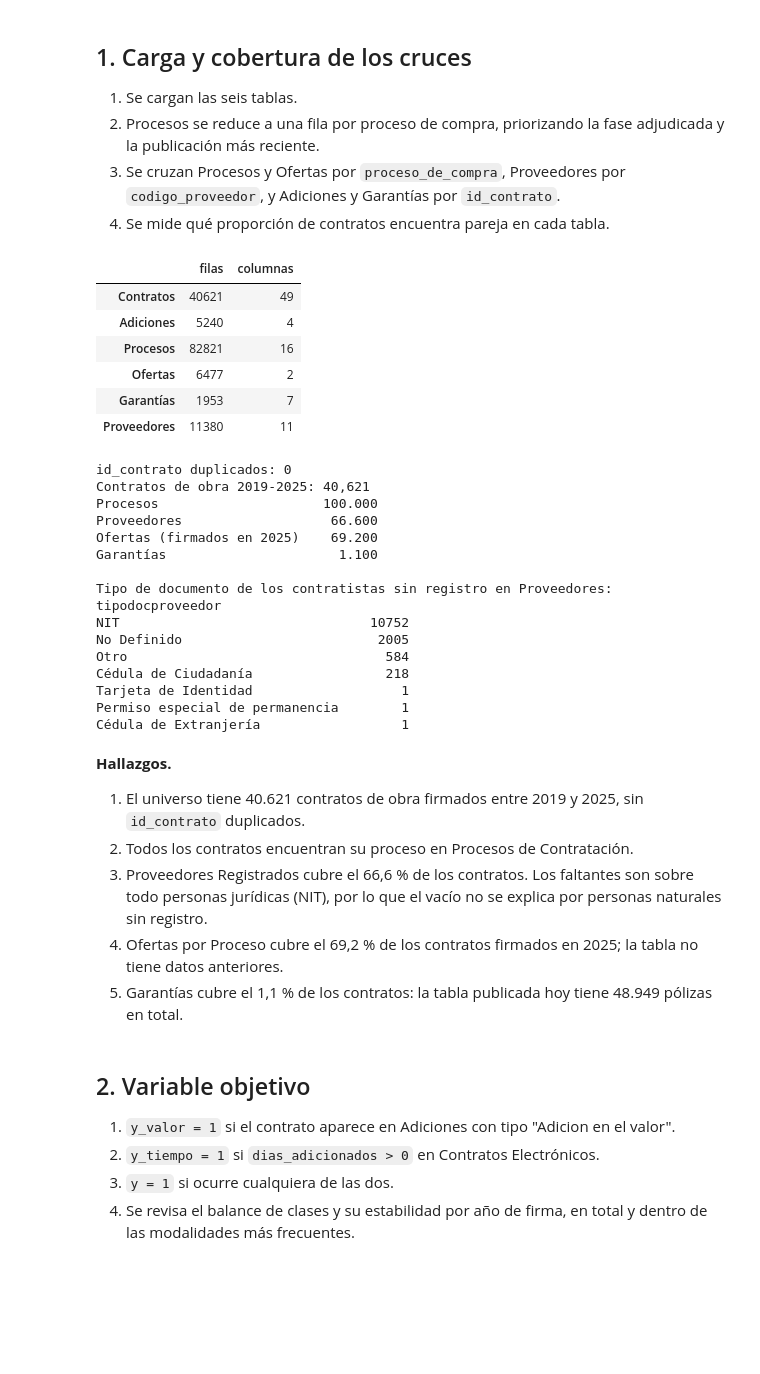
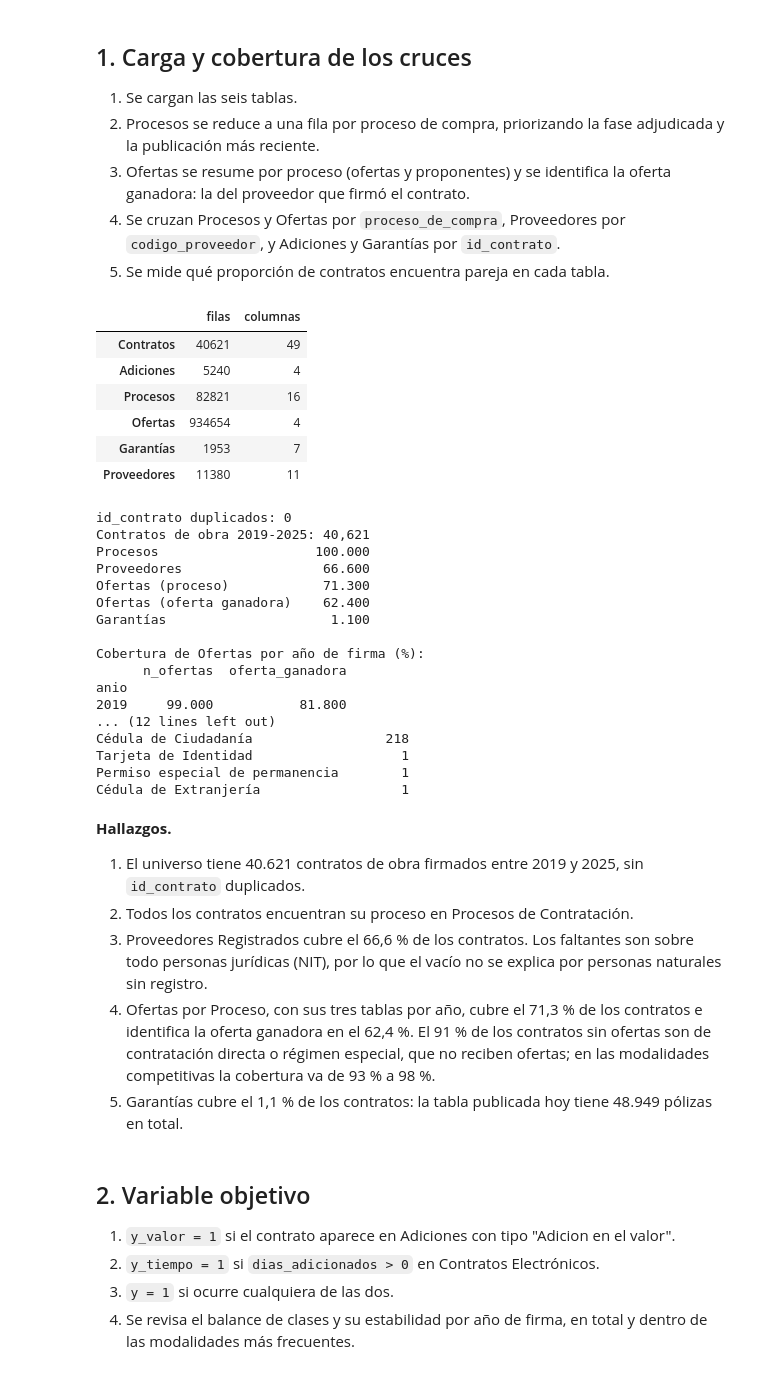
Before and after one commit to Zeal916/project_despliegue_soluciones, a Jupyter notebook: notebooks/01_eda_obra.ipynb, the cells around one changed output. Cells and saved outputs as stored; diff of their text form; code cells hidden in the pictures; blank space fills up the shorter version.

```diff
--- a/notebooks/01_eda_obra.ipynb
+++ b/notebooks/01_eda_obra.ipynb
@@ -119,30 +120,33 @@ def guardar_figura(nombre):
 1. Se cargan las seis tablas.
 2. Procesos se reduce a una fila por proceso de compra, priorizando la fase
    adjudicada y la publicación más reciente.
-3. Se cruzan Procesos y Ofertas por `proceso_de_compra`, Proveedores por
+3. Ofertas se resume por proceso (ofertas y proponentes) y se identifica la
+   oferta ganadora: la del proveedor que firmó el contrato.
+4. Se cruzan Procesos y Ofertas por `proceso_de_compra`, Proveedores por
    `codigo_proveedor`, y Adiciones y Garantías por `id_contrato`.
-4. Se mide qué proporción de contratos encuentra pareja en cada tabla.
+5. Se mide qué proporción de contratos encuentra pareja en cada tabla.
 # %%
 contratos = pd.read_csv(RAW / "contratos_obra.csv", low_memory=False,
                         dtype={"codigo_proveedor": str})
 adiciones = pd.read_csv(RAW / "adiciones_valor.csv")
 procesos = pd.read_csv(RAW / "procesos_obra.csv", low_memory=False)
-ofertas = pd.read_csv(RAW / "ofertas_obra.csv")
+ofertas = pd.read_csv(RAW / "ofertas_obra.csv",
+                      dtype={"c_digo_proveedor": str})
 garantias = pd.read_csv(RAW / "garantias_obra.csv")
 proveedores = pd.read_csv(RAW / "proveedores_obra.csv", low_memory=False,
                           dtype={"codigo": str})
 
 tablas = {"Contratos": contratos, "Adiciones": adiciones,
           "Procesos": procesos, "Ofertas": ofertas, "Garantías": garantias,
           "Proveedores": proveedores}
 pd.DataFrame({n: t.shape for n, t in tablas.items()},
              index=["filas", "columnas"]).T
 # %% [output]
 |  | filas | columnas |
 | Contratos | 40621 | 49 |
 | Adiciones | 5240 | 4 |
 | Procesos | 82821 | 16 |
-| Ofertas | 6477 | 2 |
+| Ofertas | 934654 | 4 |
 | Garantías | 1953 | 7 |
 | Proveedores | 11380 | 11 |
 # %%
@@ -157,13 +161,23 @@ proc = (procesos.sort_values(["adjudicado_si", "publicacion"],
         .drop_duplicates("id_del_portafolio"))
 prov = proveedores.drop_duplicates("codigo").add_prefix("prov_")
 
+llave = ["id_del_proceso_de_compra", "c_digo_proveedor"]
+ofertas = ofertas.groupby(llave, as_index=False).agg(
+    n_ofertas=("n_ofertas", "sum"), valor_oferta=("valor_oferta", "max"))
+por_proceso = ofertas.groupby("id_del_proceso_de_compra").agg(
+    n_ofertas=("n_ofertas", "sum"), proponentes=("c_digo_proveedor", "size"))
+ganadora = ofertas.rename(columns={"valor_oferta": "oferta_ganadora"})
+
 df = (contratos
       .merge(proc, how="left", left_on="proceso_de_compra",
              right_on="id_del_portafolio", validate="m:1")
       .merge(prov, how="left", left_on="codigo_proveedor",
              right_on="prov_codigo", validate="m:1")
-      .merge(ofertas, how="left", left_on="proceso_de_compra",
-             right_on="id_del_proceso_de_compra", validate="m:1"))
+      .merge(por_proceso, how="left", left_on="proceso_de_compra",
+             right_index=True, validate="m:1")
+      .merge(ganadora[llave + ["oferta_ganadora"]], how="left",
+             left_on=["proceso_de_compra", "codigo_proveedor"],
+             right_on=llave, validate="m:1"))
 df["firma"] = fecha(df["fecha_de_firma"])
 df = df.sort_values("firma", ignore_index=True)
 df["anio"] = df["firma"].dt.year
@@ -172,28 +186,32 @@ df["mes"] = df["firma"].dt.month
 cobertura = pd.Series({
     "Procesos": df["id_del_portafolio"].notna().mean(),
     "Proveedores": df["prov_codigo"].notna().mean(),
-    "Ofertas (firmados en 2025)":
-        df.loc[df["anio"] == 2025, "n_ofertas"].notna().mean(),
+    "Ofertas (proceso)": df["n_ofertas"].notna().mean(),
+    "Ofertas (oferta ganadora)": df["oferta_ganadora"].notna().mean(),
     "Garantías": df["id_contrato"].isin(garantias["id_contrato"]).mean(),
 })
 print(f"Contratos de obra 2019-2025: {len(df):,}")
 print((cobertura * 100).round(1).rename("% de contratos").to_string())
+print("\nCobertura de Ofertas por año de firma (%):")
+print((df[["n_ofertas", "oferta_ganadora"]].notna().groupby(df["anio"])
+       .mean() * 100).round(1).to_string())
 print("\nTipo de documento de los contratistas sin registro en Proveedores:")
 print(df.loc[df["prov_codigo"].isna(), "tipodocproveedor"]
       .value_counts().to_string())
 # %% [output]
 id_contrato duplicados: 0
 Contratos de obra 2019-2025: 40,621
-Procesos                     100.000
-Proveedores                   66.600
-Ofertas (firmados en 2025)    69.200
-Garantías                      1.100
+Procesos                    100.000
+Proveedores                  66.600
+Ofertas (proceso)            71.300
+Ofertas (oferta ganadora)    62.400
+Garantías                     1.100
 
-Tipo de documento de los contratistas sin registro en Proveedores:
-tipodocproveedor
-NIT                                10752
-No Definido                         2005
-Otro                                 584
+Cobertura de Ofertas por año de firma (%):
+      n_ofertas  oferta_ganadora
+anio
+2019     99.000           81.800
+... (12 lines left out)
 Cédula de Ciudadanía                 218
 Tarjeta de Identidad                   1
 Permiso especial de permanencia        1
@@ -204,7 +222,7 @@ Cédula de Extranjería                  1
 1. El universo tiene 40.621 contratos de obra firmados entre 2019 y 2025, sin `id_contrato` duplicados.
 2. Todos los contratos encuentran su proceso en Procesos de Contratación.
 3. Proveedores Registrados cubre el 66,6 % de los contratos. Los faltantes son sobre todo personas jurídicas (NIT), por lo que el vacío no se explica por personas naturales sin registro.
-4. Ofertas por Proceso cubre el 69,2 % de los contratos firmados en 2025; la tabla no tiene datos anteriores.
+4. Ofertas por Proceso, con sus tres tablas por año, cubre el 71,3 % de los contratos e identifica la oferta ganadora en el 62,4 %. El 91 % de los contratos sin ofertas son de contratación directa o régimen especial, que no reciben ofertas; en las modalidades competitivas la cobertura va de 93 % a 98 %.
 5. Garantías cubre el 1,1 % de los contratos: la tabla publicada hoy tiene 48.949 pólizas en total.
 # %% [markdown]
 ## 2. Variable objetivo
```
Also changed, not shown: parts of 18 cells of this notebook, 6 other files.
